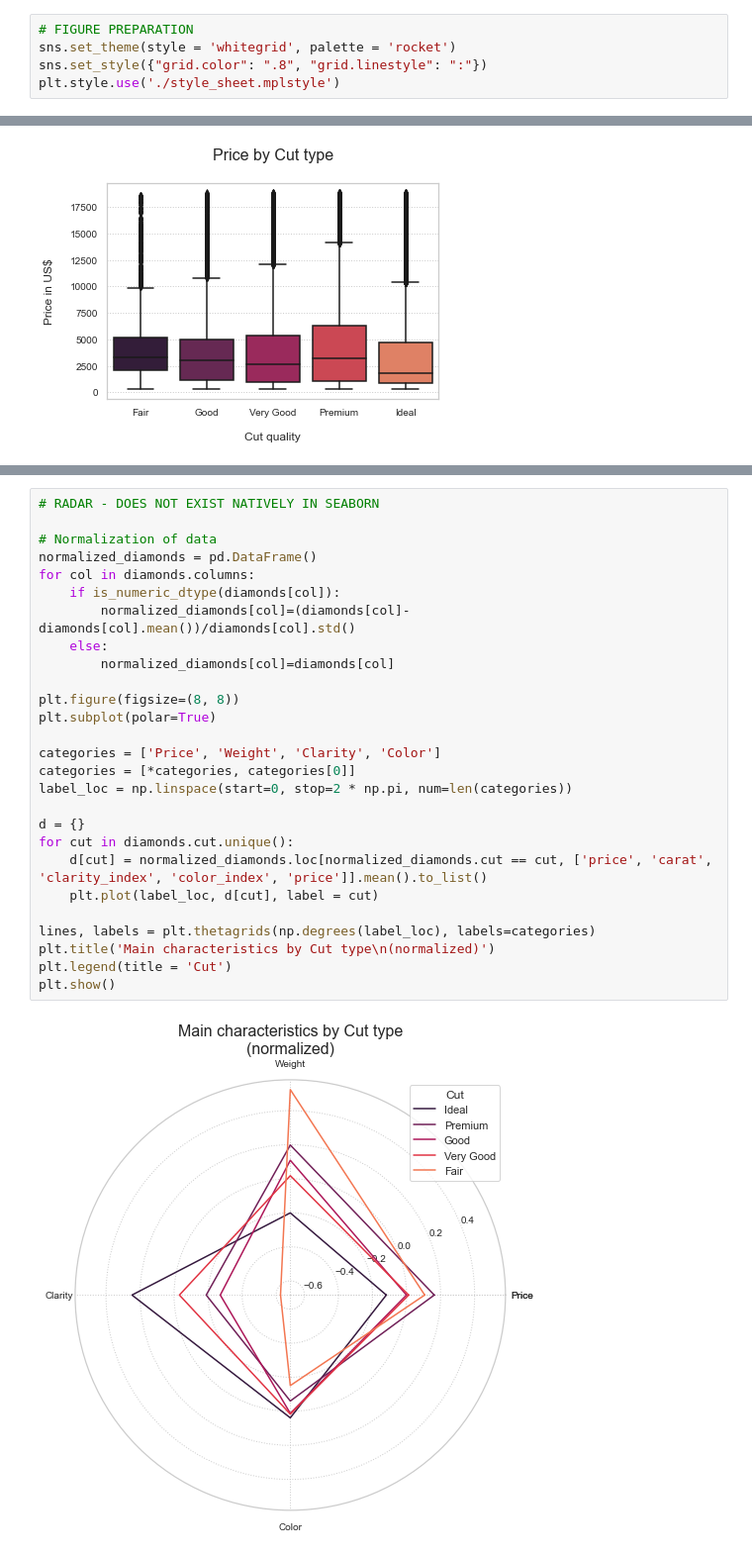
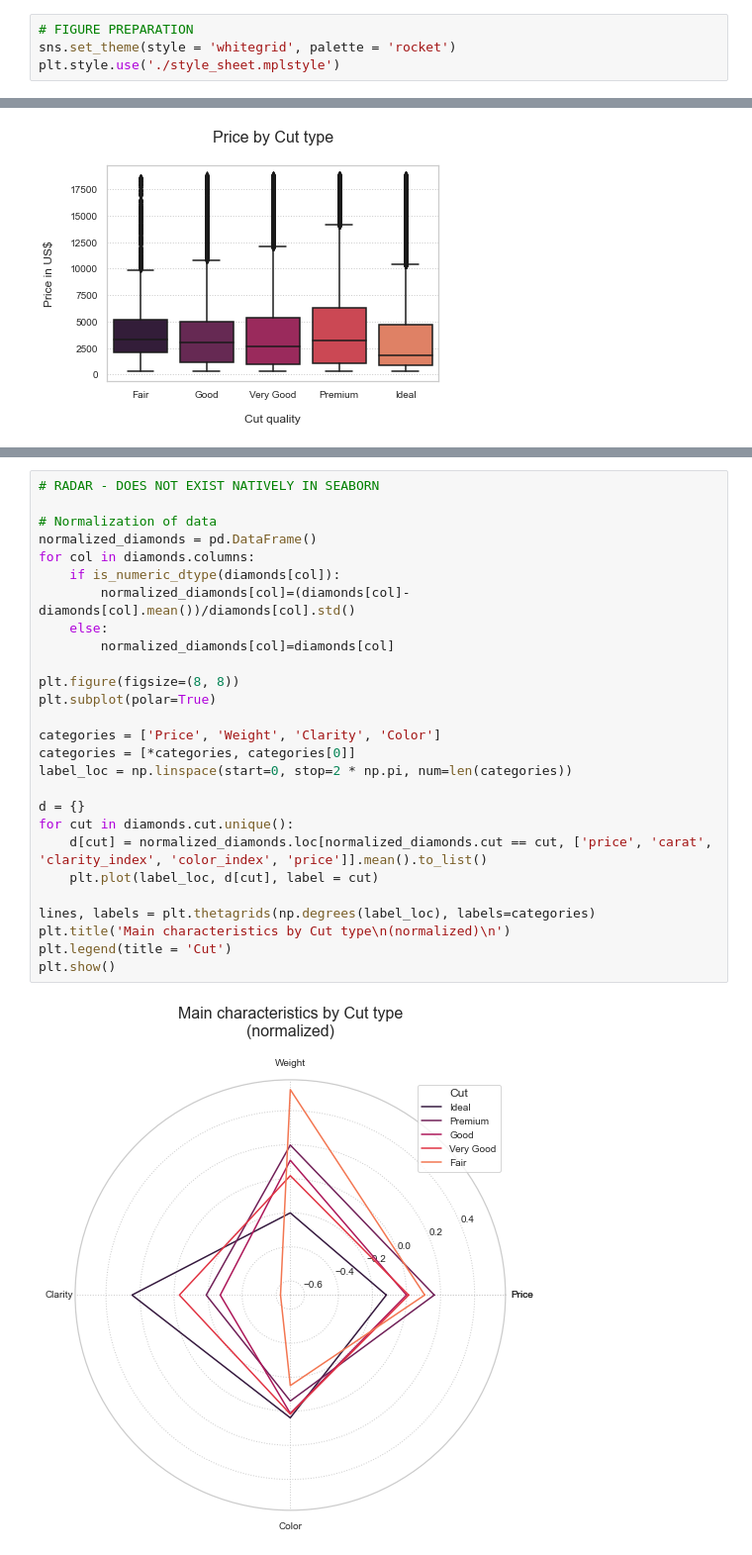
Before and after one commit to eric-martinet/IRONLABS, a Jupyter notebook: Module02/Project_Week_4/seaborn.ipynb, the cells around one changed output, grey strips where cells are left out. Shown at 99% size. Cells and saved outputs as stored; diff of their text form.

```diff
--- a/Module02/Project_Week_4/seaborn.ipynb
+++ b/Module02/Project_Week_4/seaborn.ipynb
@@ -24,7 +24,6 @@ diamonds.cut = pd.Categorical(diamonds.cut, categories = cut_categories)
 # %%
 # FIGURE PREPARATION
 sns.set_theme(style = 'whitegrid', palette = 'rocket')
-sns.set_style({"grid.color": ".8", "grid.linestyle": ":"})
 plt.style.use('./style_sheet.mplstyle')
 # %%
 # LINEAR PLOT
@@ -80,32 +87,32 @@ plt.show()
 # %%
 # RADAR - DOES NOT EXIST NATIVELY IN SEABORN
 
 # Normalization of data
 normalized_diamonds = pd.DataFrame()
 for col in diamonds.columns:
     if is_numeric_dtype(diamonds[col]):
         normalized_diamonds[col]=(diamonds[col]-diamonds[col].mean())/diamonds[col].std()
     else:
         normalized_diamonds[col]=diamonds[col]
 
 plt.figure(figsize=(8, 8))
 plt.subplot(polar=True)
 
 categories = ['Price', 'Weight', 'Clarity', 'Color']
 categories = [*categories, categories[0]]
 label_loc = np.linspace(start=0, stop=2 * np.pi, num=len(categories))
 
 d = {}
 for cut in diamonds.cut.unique():
     d[cut] = normalized_diamonds.loc[normalized_diamonds.cut == cut, ['price', 'carat', 'clarity_index', 'color_index', 'price']].mean().to_list()
     plt.plot(label_loc, d[cut], label = cut)
 
 lines, labels = plt.thetagrids(np.degrees(label_loc), labels=categories)
-plt.title('Main characteristics by Cut type\n(normalized)')
+plt.title('Main characteristics by Cut type\n(normalized)\n')
 plt.legend(title = 'Cut')
 plt.show()
 # %% [output]
-[figure, old version]
+[figure, new version]
 # %%
 # MULTIPLE SERIES
 sns.lineplot(x = 'carat', y = 'x', data = diamonds)
```
Also changed, not shown: parts of 4 cells of this notebook, 1 other file.
